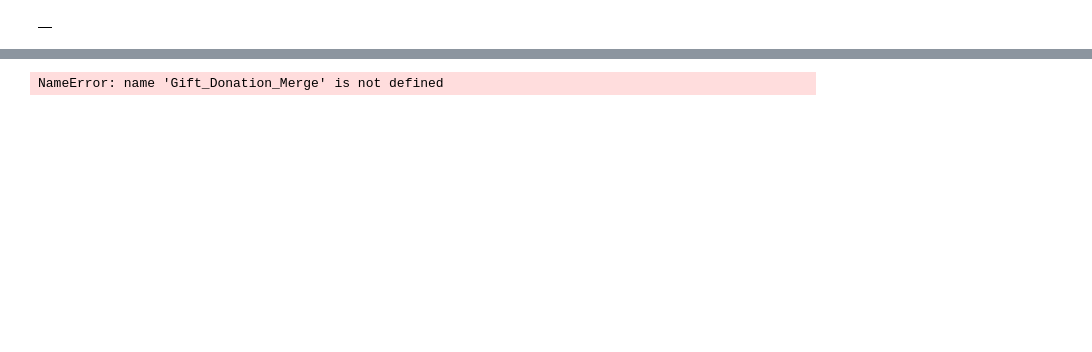
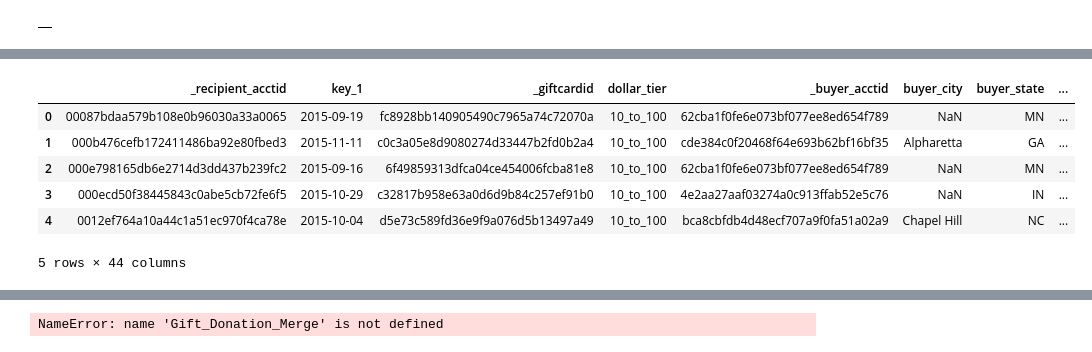
Before and after one commit to Nameetharamachandra/Donors_Project, a Jupyter notebook: data_transformation/Matching_Giftcard_data_with_donation_data.ipynb, the cells around one changed output, grey strips where cells are left out. Drawn from its saved outputs; the diff is of its cells as text; code cells hidden in the pictures; blank space fills up the shorter version.

```diff
--- a/data_transformation/Matching_Giftcard_data_with_donation_data.ipynb
+++ b/data_transformation/Matching_Giftcard_data_with_donation_data.ipynb
@@ -296,3 +291,13 @@ Gift_Donation_Merge.shape
+# %%
+Gift_Donation_Merge.head(5)
+# %% [output]
+|  | _recipient_acctid | key_1 | _giftcardid | dollar_tier | _buyer_acctid | buyer_city | buyer_state | ... |
+| 0 | 00087bdaa579b108e0b96030a33a0065 | 2015-09-19 | fc8928bb140905490c7965a74c72070a | 10_to_100 | 62cba1f0fe6e073bf077ee8ed654f789 | NaN | MN | ... |
+| 1 | 000b476cefb172411486ba92e80fbed3 | 2015-11-11 | c0c3a05e8d9080274d33447b2fd0b2a4 | 10_to_100 | cde384c0f20468f64e693b62bf16bf35 | Alpharetta | GA | ... |
+| 2 | 000e798165db6e2714d3dd437b239fc2 | 2015-09-16 | 6f49859313dfca04ce454006fcba81e8 | 10_to_100 | 62cba1f0fe6e073bf077ee8ed654f789 | NaN | MN | ... |
+| 3 | 000ecd50f38445843c0abe5cb72fe6f5 | 2015-10-29 | c32817b958e63a0d6d9b84c257ef91b0 | 10_to_100 | 4e2aa27aaf03274a0c913ffab52e5c76 | NaN | IN | ... |
+| 4 | 0012ef764a10a44c1a51ec970f4ca78e | 2015-10-04 | d5e73c589fd36e9f9a076d5b13497a49 | 10_to_100 | bca8cbfdb4d48ecf707a9f0fa51a02a9 | Chapel Hill | NC | ... |
+5 rows × 44 columns
 # %%
 Gift_Donation_Merge.payment_method_y.replace(['no_cash_received', 'promo_code_match', 'creditcard', 'paypal',
        'amazon', 'double_your_impact_match', 'check', 'almost_home_match'], [1,0, 0, 0,
```
Also changed, not shown: parts of 17 cells of this notebook.
